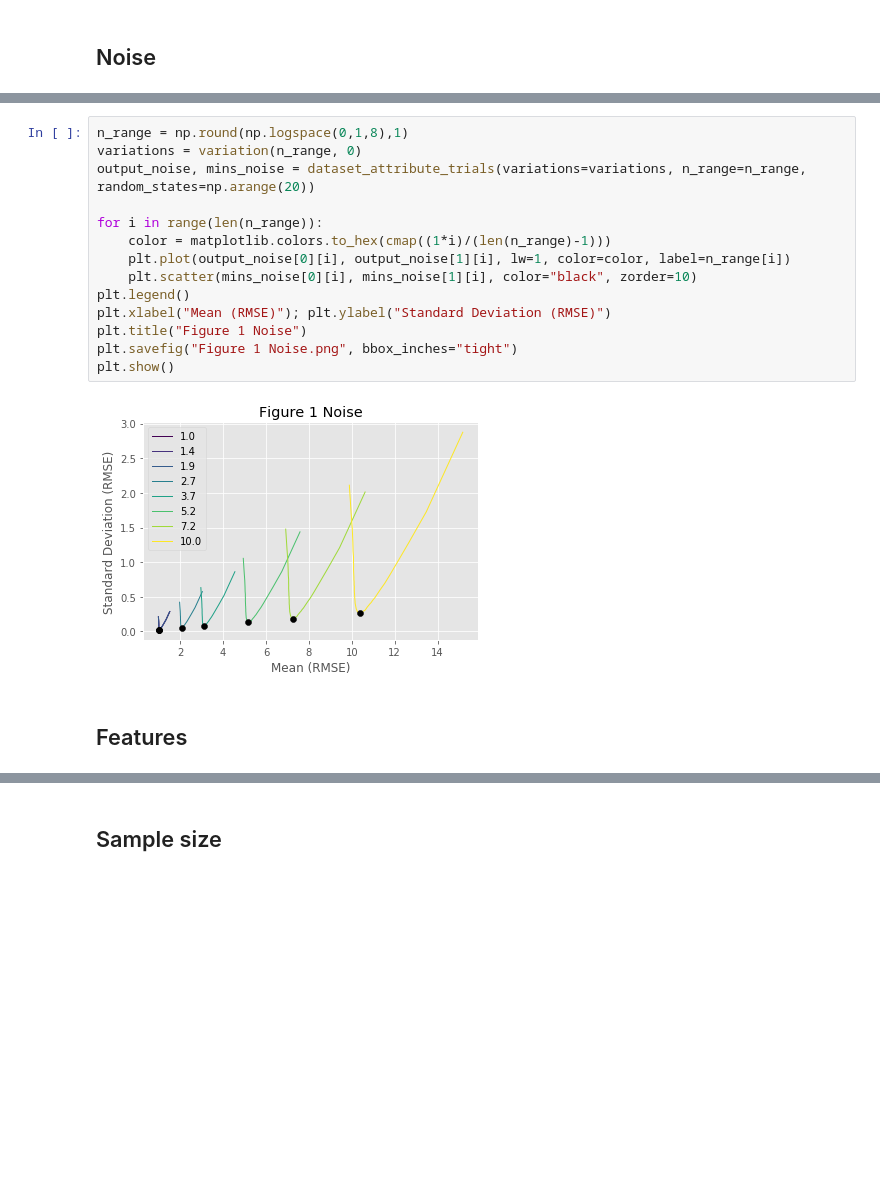
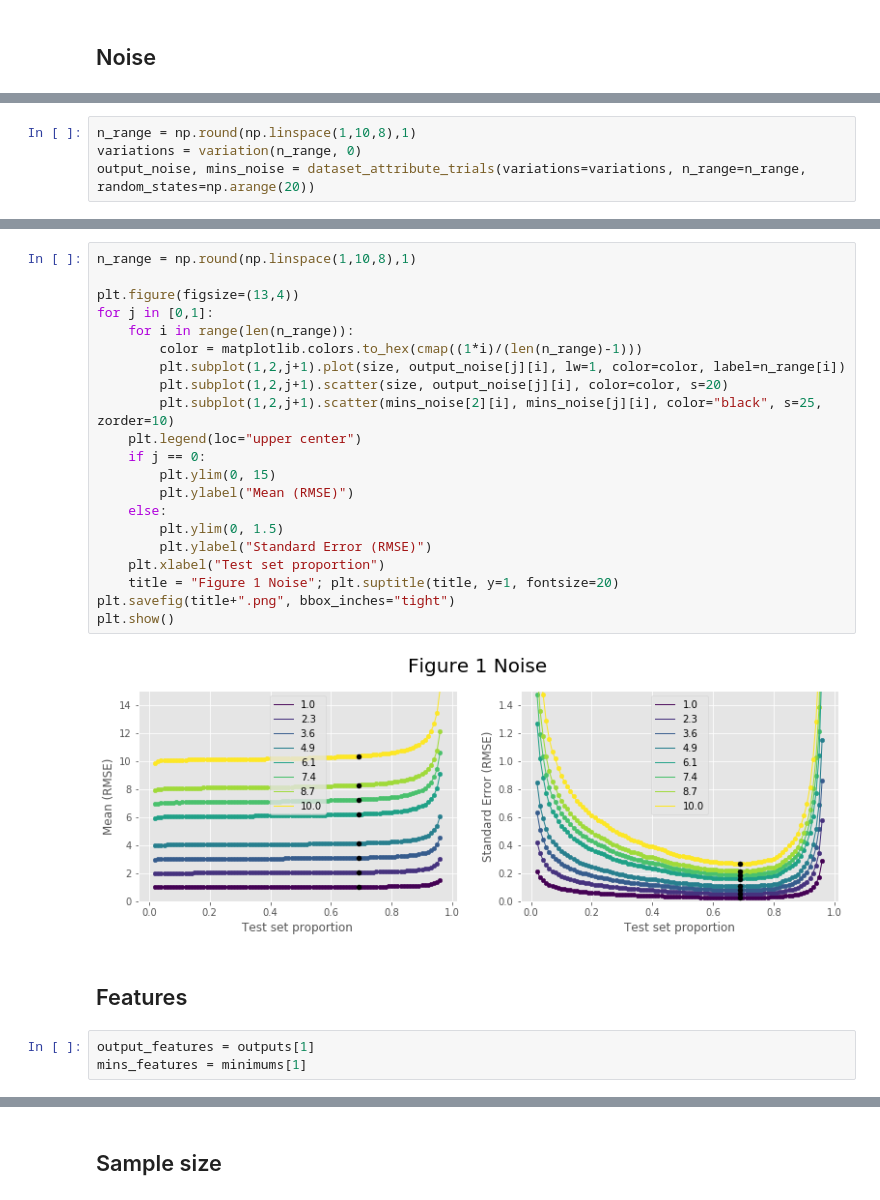
Before and after one commit to MarcoWedemeyer/TrainTestSplitExperimentation, a Jupyter notebook: Train Test Split Experimentation.ipynb, the cells around one changed output, grey strips where cells are left out. Drawn from its saved outputs; the diff is of its cells as text; blank space fills up the shorter version.

Commit message:
Part 2 Overhaul
- New visualizations for Part 2.
- Linear results saved.

```diff
--- a/Train Test Split Experimentation.ipynb
+++ b/Train Test Split Experimentation.ipynb
@@ -157,0 +161,4 @@ cmap = plt.get_cmap("viridis")
+# %%
+n_range = np.round(np.linspace(1,10,8),1)
+variations = variation(n_range, 0)
+output_noise, mins_noise = dataset_attribute_trials(variations=variations, n_range=n_range, random_states=np.arange(20))
@@ -158,18 +176,28 @@ cmap = plt.get_cmap("viridis")
 # %%
-n_range = np.round(np.logspace(0,1,8),1)
-variations = variation(n_range, 0)
-output_noise, mins_noise = dataset_attribute_trials(variations=variations, n_range=n_range, random_states=np.arange(20))
+n_range = np.round(np.linspace(1,10,8),1)
 
-for i in range(len(n_range)):
-    color = matplotlib.colors.to_hex(cmap((1*i)/(len(n_range)-1)))
-    plt.plot(output_noise[0][i], output_noise[1][i], lw=1, color=color, label=n_range[i])
-    plt.scatter(mins_noise[0][i], mins_noise[1][i], color="black", zorder=10)
-plt.legend()
-plt.xlabel("Mean (RMSE)"); plt.ylabel("Standard Deviation (RMSE)")
-plt.title("Figure 1 Noise")
-plt.savefig("Figure 1 Noise.png", bbox_inches="tight")
+plt.figure(figsize=(13,4))
+for j in [0,1]:
+    for i in range(len(n_range)):
+        color = matplotlib.colors.to_hex(cmap((1*i)/(len(n_range)-1)))
+        plt.subplot(1,2,j+1).plot(size, output_noise[j][i], lw=1, color=color, label=n_range[i])
+        plt.subplot(1,2,j+1).scatter(size, output_noise[j][i], color=color, s=20)
+        plt.subplot(1,2,j+1).scatter(mins_noise[2][i], mins_noise[j][i], color="black", s=25, zorder=10)
+    plt.legend(loc="upper center")
+    if j == 0:
+        plt.ylim(0, 15)
+        plt.ylabel("Mean (RMSE)")
+    else:
+        plt.ylim(0, 1.5)
+        plt.ylabel("Standard Error (RMSE)")
+    plt.xlabel("Test set proportion")
+    title = "Figure 1 Noise"; plt.suptitle(title, y=1, fontsize=20)
+plt.savefig(title+".png", bbox_inches="tight")
 plt.show()
 # %% [output]
-[figure, old version]
+[figure, new version]
 # %% [markdown]
 ## Features
+# %%
+output_features = outputs[1]
+mins_features = minimums[1]
```
Also changed, not shown: parts of 18 cells of this notebook, 8 other files.
